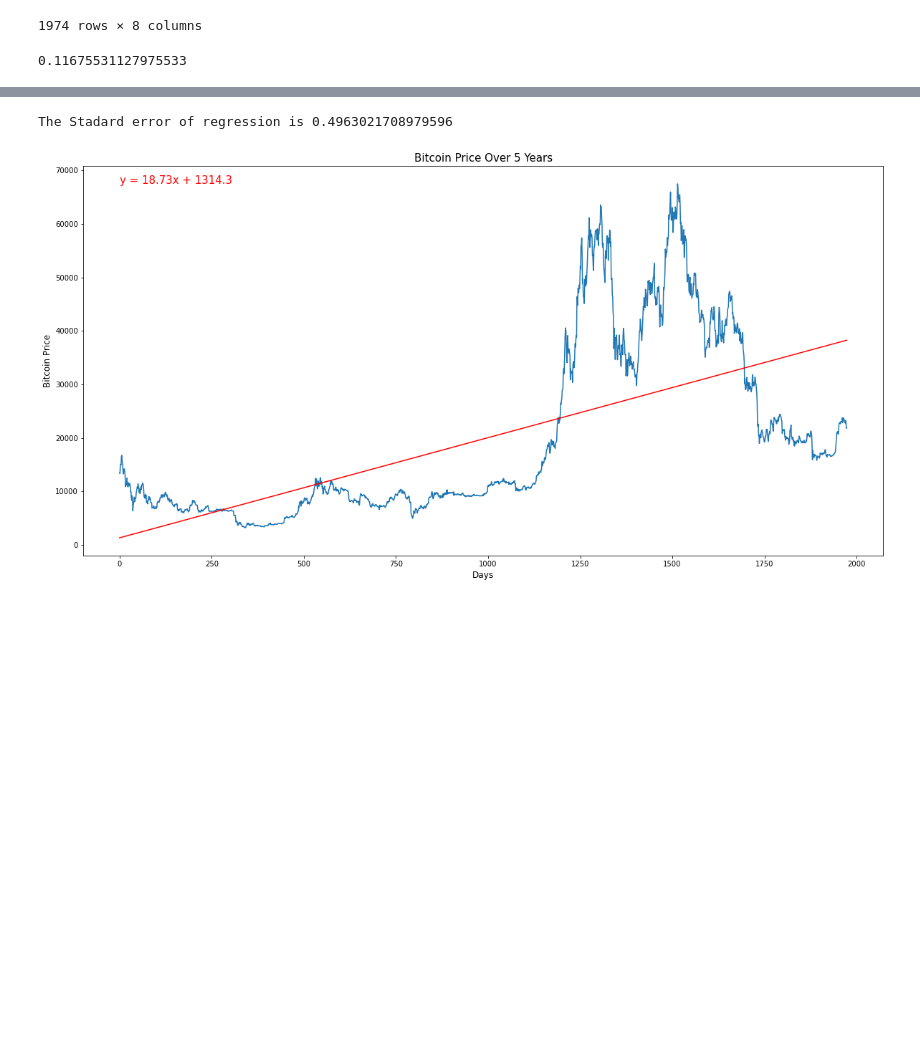
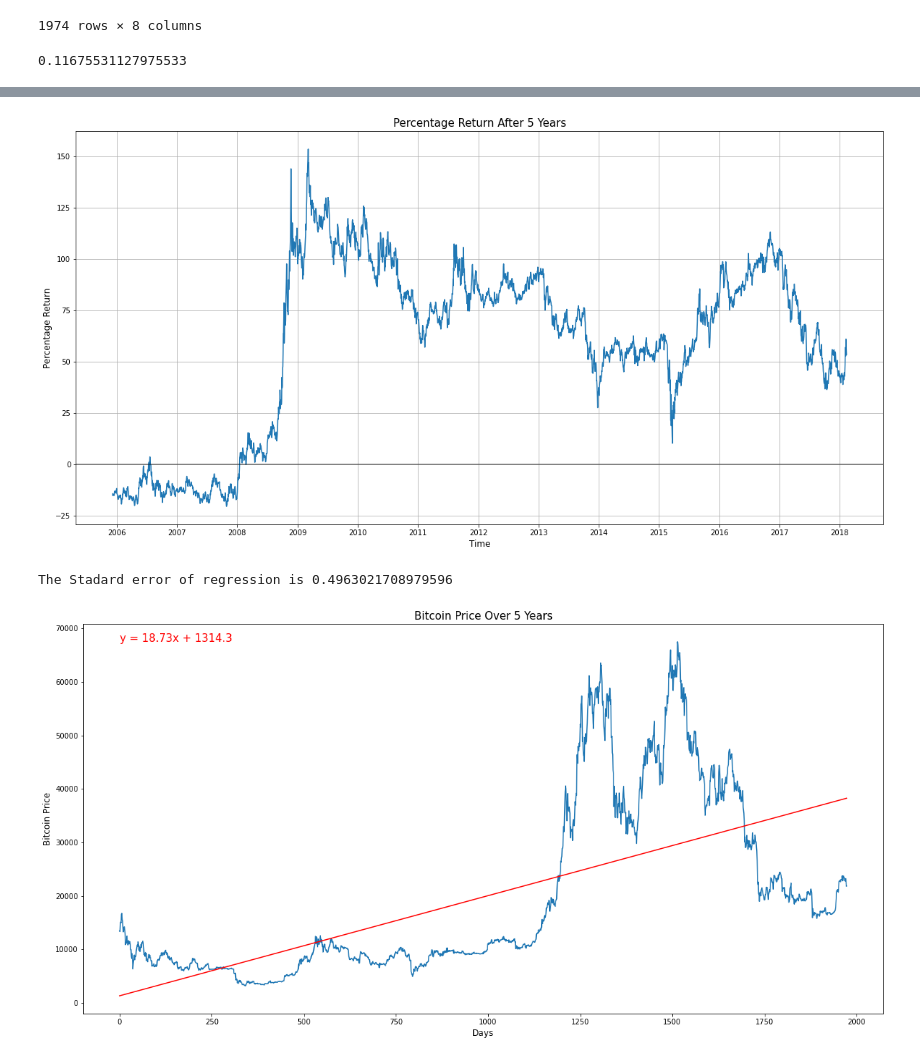
Before and after one commit to SMKSmith/Project1, a Jupyter notebook: visualizations.ipynb, the cells around one changed output, grey strips where cells are left out. Cells and saved outputs as stored; diff of their text form; code cells hidden in the pictures; blank space fills up the shorter version.

Commit message:
Added SP500 5yr percentage change to the viz file.

```diff
--- a/visualizations.ipynb
+++ b/visualizations.ipynb
@@ -449,0 +461,6 @@ mean_5yr
+# %%
+sp500_5yr_df = sp500_df.loc[sp500_df["date"] >= '2010-12-06']
+sp500_5yr_df2 = sp500_5yr_df.reset_index()
+sp500_5yr_return_df = sp500_df.join(sp500_5yr_df2,rsuffix = "_five")
+
+sp500_5yr_return_df = sp500_5yr_return_df.dropna()
@@ -449,0 +478,4 @@ mean_5yr
+# %%
+price_dif_df = round(100 * (sp500_5yr_return_df["close_five"] - sp500_5yr_return_df["close"])/sp500_5yr_return_df["close"],2)
+sp500_5yr_return_df["5yrs_dif (%)"] = price_dif_df
+sp500_5yr_return_df.head()
@@ -450 +489,33 @@ mean_5yr
+# %%
+plt.figure(figsize = (20,10))
+plt.plot(sp500_5yr_return_df["date"],sp500_5yr_return_df["5yrs_dif (%)"])
+
+labels = []
+ticks = []
+
+prev = pd.Timestamp(sp500_5yr_return_df['date'][0])
+prev_year = prev.year ##
+count = 0
+
+for row in sp500_5yr_return_df['date']: ##
+
+    date = pd.Timestamp(row)
+    year = date.year
+
+    if year != prev_year:
+        labels.append(year)
+        ticks.append(row)
+
+    prev_year = year
+
+plt.xticks(ticks, labels = labels)
+plt.axhline(y=0,color = 'black',alpha = 0.5)
+
+plt.xlabel("Time", size = 12)
+plt.ylabel("Percentage Return", size = 12)
+plt.title("Percentage Return After 5 Years", size = 15)
+plt.grid()
+plt.show()
+# %% [output]
+[figure, added]
 # %%
```
Also changed, not shown: parts of 6 cells of this notebook.
